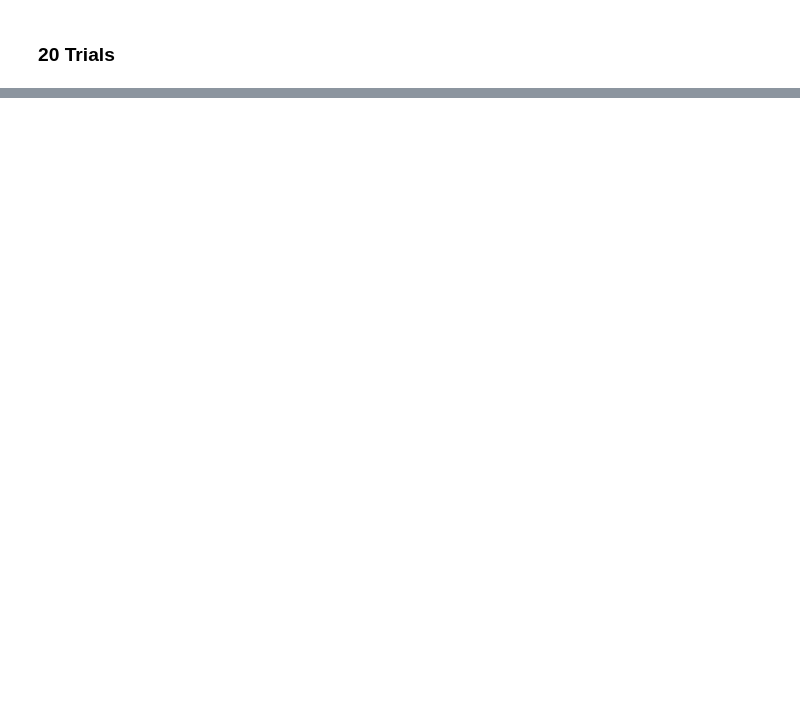
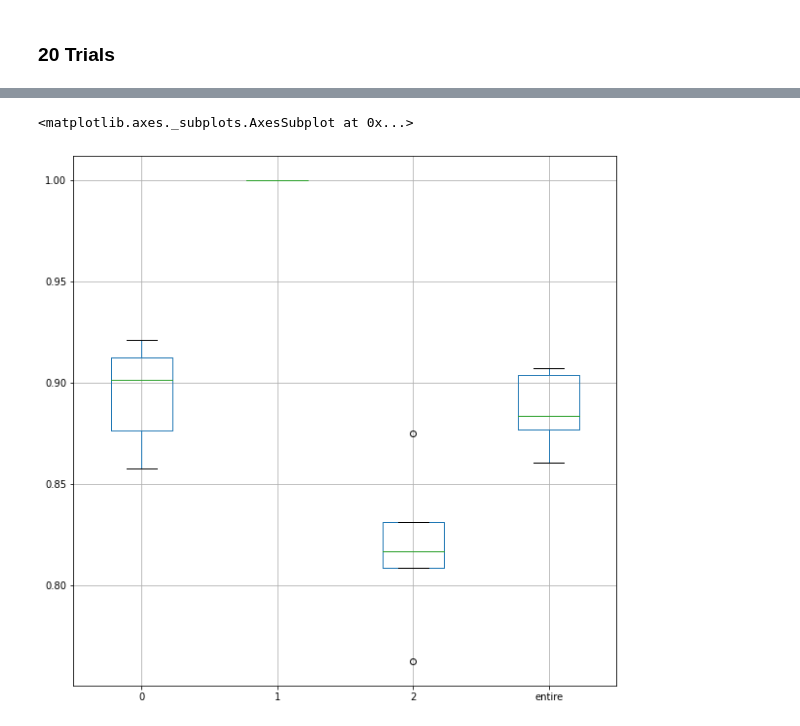
Before and after one commit to mtzig/LIDC_GDRO, a Jupyter notebook: notebooks/LIDC_Georges_End_to_End.ipynb, the cells around one changed output, grey strips where cells are left out. Cells and saved outputs as stored; diff of their text form; code cells hidden in the pictures; blank space fills up the shorter version.

```diff
--- a/notebooks/LIDC_Georges_End_to_End.ipynb
+++ b/notebooks/LIDC_Georges_End_to_End.ipynb
@@ -465,2 +472,2 @@ Epoch 5/15
 # %%
-accuracies = run_trials(20, 15, 'gDRO')
+accuracies_gDRO = run_trials(5, 15, 'gDRO')
@@ -466,0 +500,5 @@ accuracies = run_trials(20, 15, 'gDRO')
+# %%
+plot_accuracies(accuracies_gDRO, './data/cluser_gdro_results.csv')
+# %% [output]
+<matplotlib.axes._subplots.AxesSubplot at 0x...>
+[figure, added]
```
Also changed, not shown: parts of 18 cells of this notebook.
